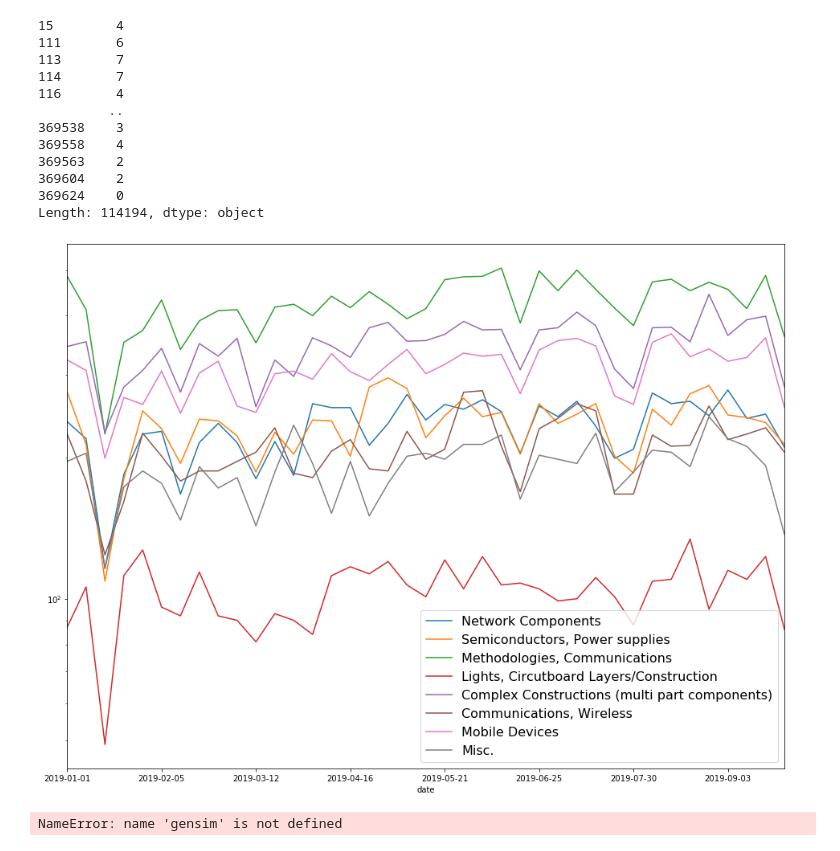
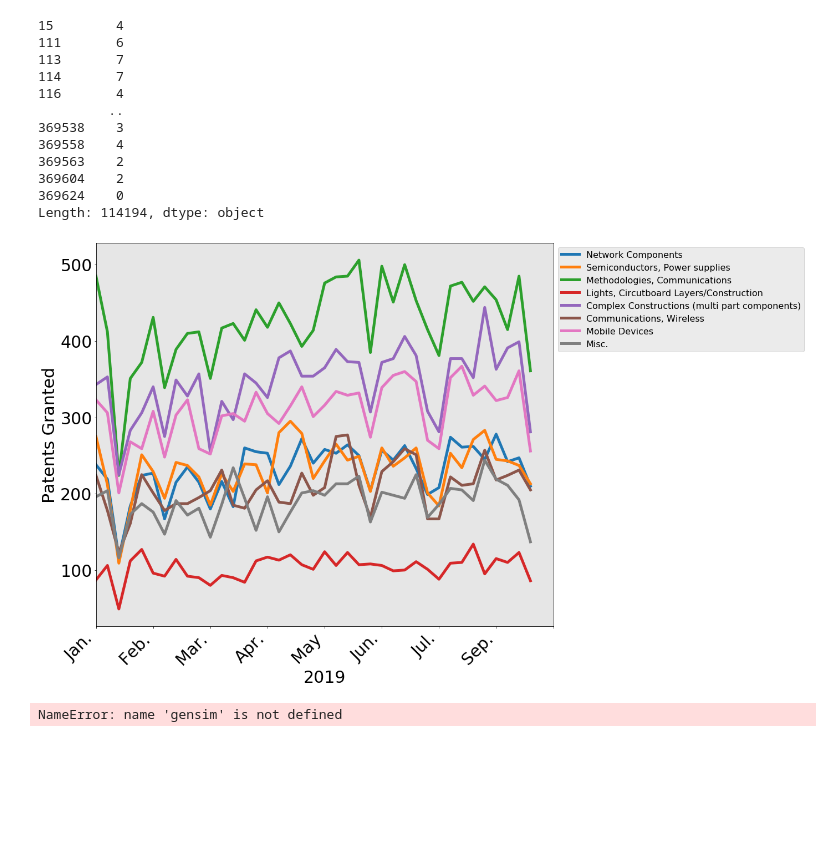
Before and after one commit to LawrenceGlenn/Exploration_of_Patent_Data, a Jupyter notebook: Untitled.ipynb, the cells around one changed output. Drawn from its saved outputs; the diff is of its cells as text; code cells hidden in the pictures; blank space fills up the shorter version.

```diff
--- a/Untitled.ipynb
+++ b/Untitled.ipynb
@@ -727,16 +729,30 @@ Length: 114194, dtype: object
 # %%
 df['topic_id'] = W.idxmax(axis=1)
 # %%
-fig,ax =plt.subplots(figsize=(16,12))
+fig,ax =plt.subplots(figsize=(20,12))
 graph_df = df.groupby(['date','topic_id']).count()['patent_id'].reset_index().rename(columns={'patent_id':'count'}).pivot(index='date',columns='topic_id',values='count')
 graph_df = graph_df[graph_df.index>='2019']
-graph_df.plot(ax=ax, logy=True)
+graph_df.plot(ax=ax, logy=False, lw=5)
 ax.legend(["Network Components", "Semiconductors, Power supplies", "Methodologies, Communications","Lights, Circutboard Layers/Construction", "Complex Constructions (multi part components)", "Communications, Wireless", "Mobile Devices", "Misc."]
-         ,fontsize=16)
+         ,fontsize=16,bbox_to_anchor=(1.0, 1.0), facecolor=(.9,.9,.9))
+ax.set_facecolor((.9, .9, .9))
+plt.rcParams.update({'font.size': 30})
+
+#plt.gcf().subplots_adjust(right=1.3)
+locs, labels=plt.xticks()
+x_ticks = []
+new_xticks=['Jan.','Feb.','Mar.','Apr.','May','Jun.','Jul.','Sep.']
+plt.xticks(locs,new_xticks, rotation=45, horizontalalignment='right')
+ax.set_xlabel('2019')
+ax.set_ylabel('Patents Granted')
+#ax.set_xticks(['January','January','January','January','January','January','January','January'])
+#ax.xaxis.set_minor_locator(graph_df.index.DatetimeIndex.month_name())
+
+plt.tight_layout()
 
 plt.savefig('electricity_2019_topics.png')
 # %% [output]
-[figure, old version]
+[figure, new version]
 # %%
 # %% [output]
 NameError: name 'gensim' is not defined
```
Also changed, not shown: parts of 3 cells of this notebook, 12 other files.
